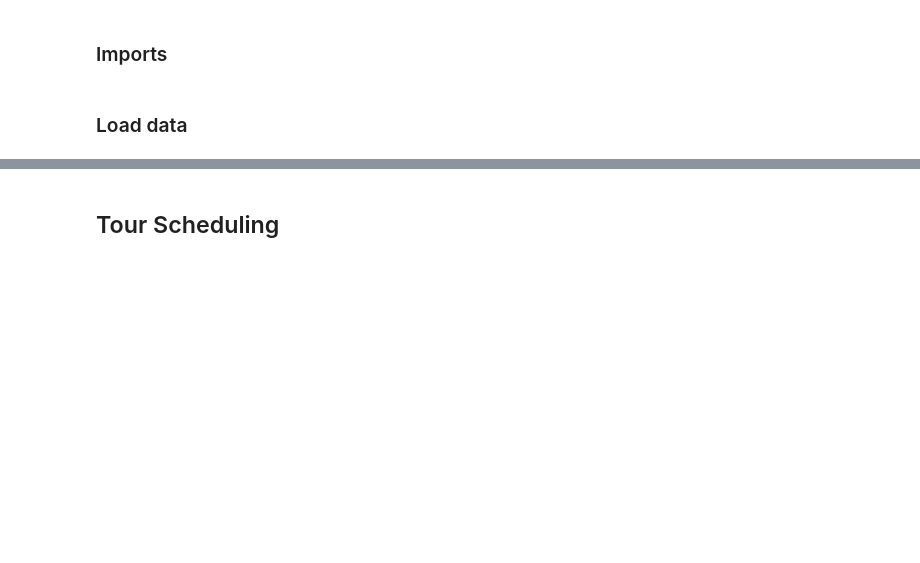
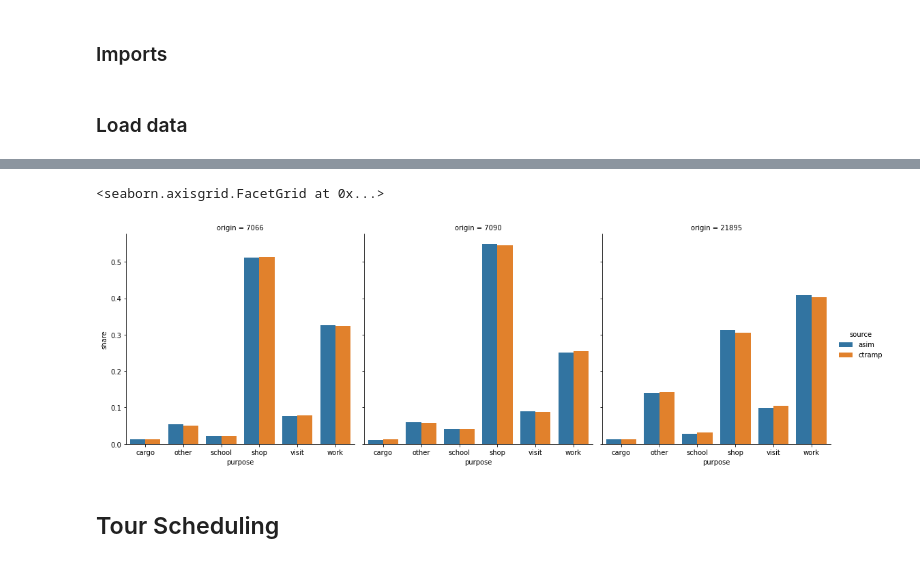
Before and after one commit to SANDAG/ABM, a Jupyter notebook: src/asim_cross_border/cross_border_validation.ipynb, the cells around one changed output, grey strips where cells are left out. Saved outputs shown, nothing was run; the diff lists cells and outputs as text; code cells hidden in the pictures; blank space fills up the shorter version.

```diff
--- a/src/asim_cross_border/cross_border_validation.ipynb
+++ b/src/asim_cross_border/cross_border_validation.ipynb
@@ -51,3 +81,23 @@ asim_tours = pd.read_csv('output/final_tours.csv')
+# %%
+asim_purp_poe_shares = asim_tours.groupby(['origin','tour_type'])['tour_id'].count().reset_index(level='tour_type').merge(
+    asim_tours.groupby('origin').count().rename(
+        columns={'tour_id':'origin_total'})[['origin_total']], left_index=True, right_index=True).reset_index()
+asim_purp_poe_shares['share'] = asim_purp_poe_shares['tour_id'] / asim_purp_poe_shares['origin_total']
+asim_purp_poe_shares.columns = ['origin','purpose','count','total','share']
+asim_purp_poe_shares['source'] = 'asim'
+
+ctramp_purp_poe_shares = ctramp_tours.groupby(['originMGRA','tour_purpose'])['id'].count().reset_index(level='tour_purpose').merge(
+    ctramp_tours.groupby('originMGRA').count().rename(
+        columns={'id':'origin_total'})[['origin_total']], left_index=True, right_index=True).reset_index()
+ctramp_purp_poe_shares['share'] = ctramp_purp_poe_shares['id'] / ctramp_purp_poe_shares['origin_total']
+ctramp_purp_poe_shares.columns = ['origin','purpose','count','total','share']
+ctramp_purp_poe_shares['source'] = 'ctramp'
+purp_poe_shares = pd.concat((asim_purp_poe_shares,ctramp_purp_poe_shares))
+# %%
+sns.catplot(data=purp_poe_shares, x='purpose', y='share', hue='source', col='origin',kind='bar')
+# %% [output]
+<seaborn.axisgrid.FacetGrid at 0x...>
+[figure, added]
 # %% [markdown]
 ## Tour Scheduling
 # %%
```
Also changed, not shown: parts of 12 cells of this notebook.
